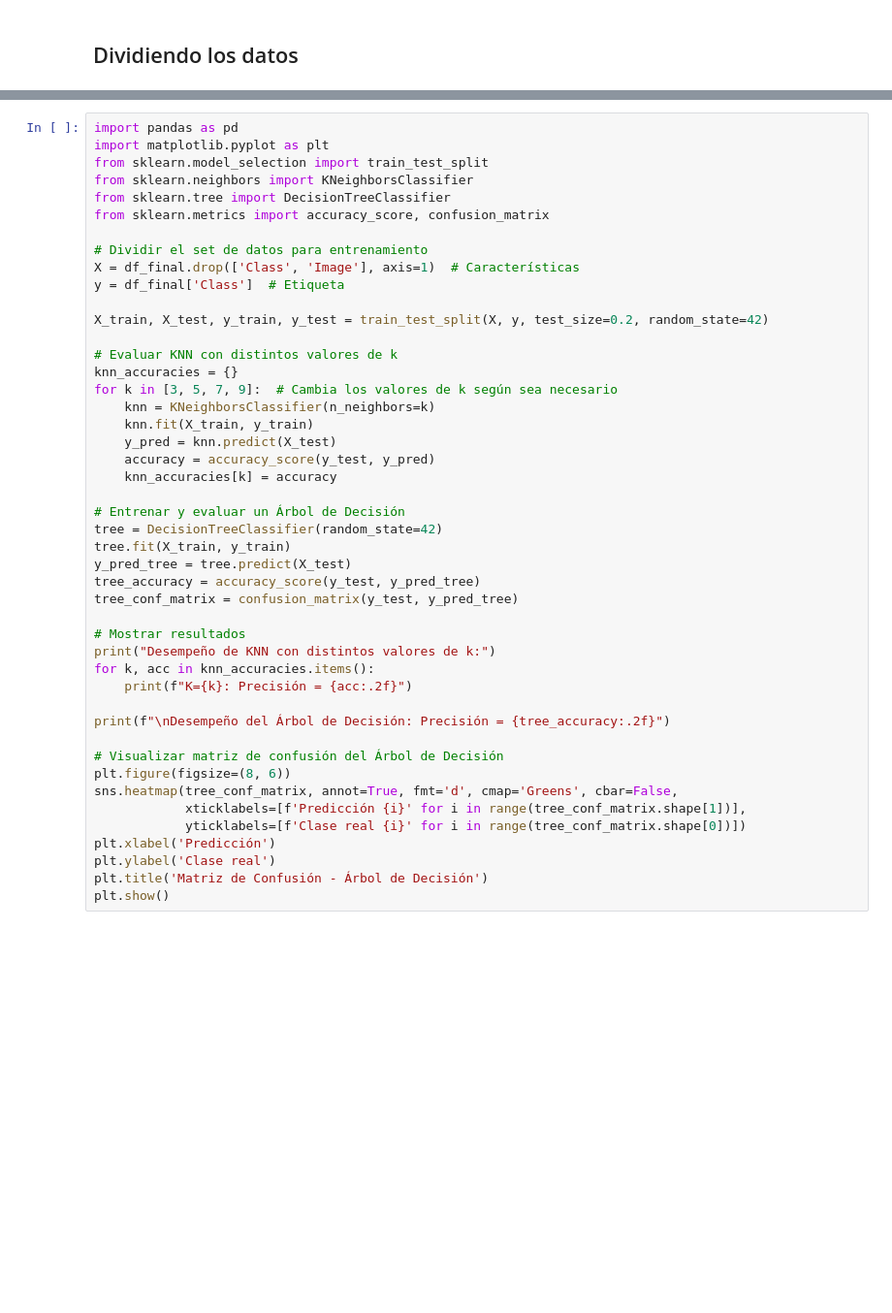
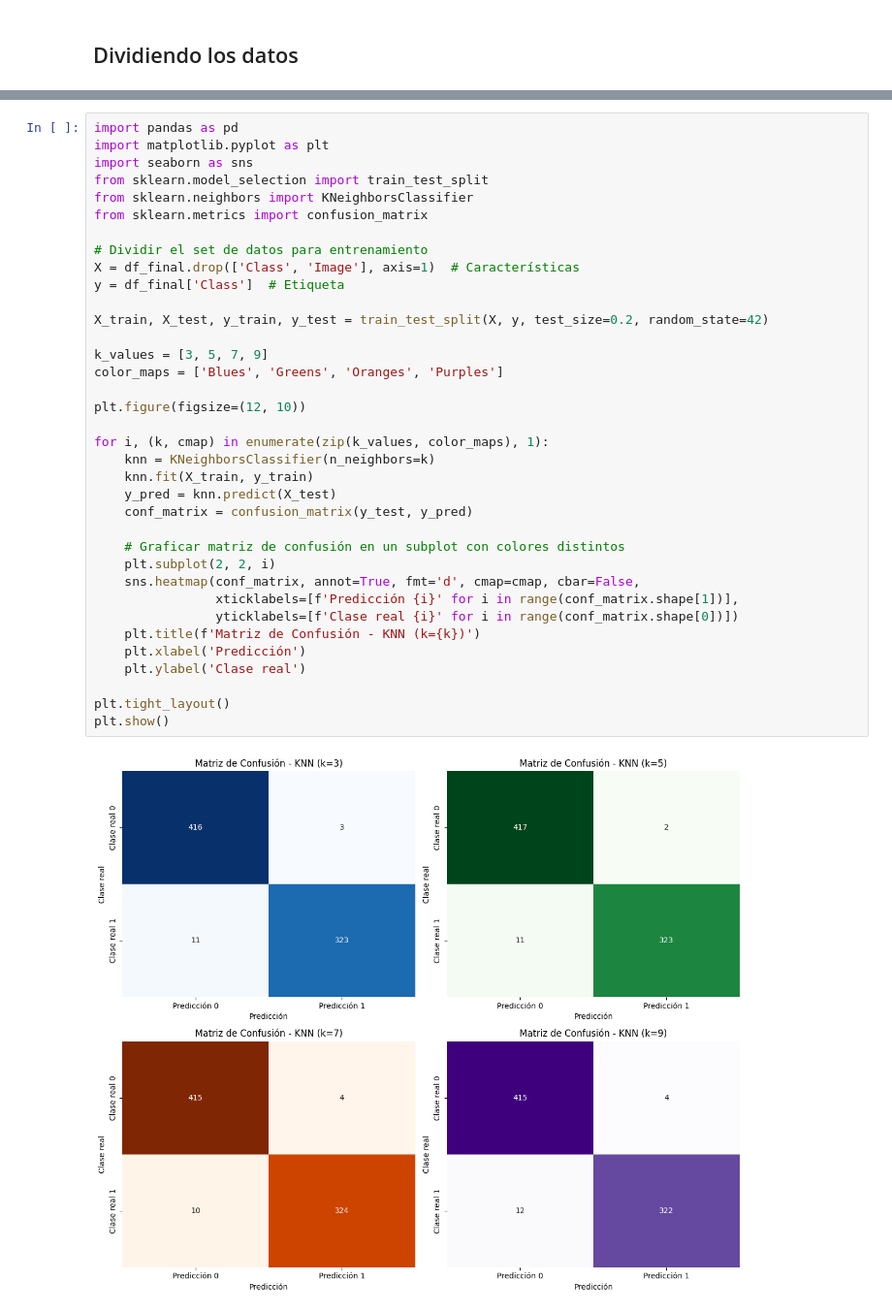
Before and after one commit to andreww44/MachineLearningBrainTumor, a Jupyter notebook: set2MachineLearning.ipynb, the cells around one changed output, grey strips where cells are left out. Shown: that part at 97% size. Cells and saved outputs as stored; diff of their text form; blank space fills up the shorter version.

```diff
--- a/set2MachineLearning.ipynb
+++ b/set2MachineLearning.ipynb
@@ -287,46 +243,38 @@ weighted avg       0.98      0.98      0.98       753
 # %%
 import pandas as pd
 import matplotlib.pyplot as plt
+import seaborn as sns
 from sklearn.model_selection import train_test_split
 from sklearn.neighbors import KNeighborsClassifier
-from sklearn.tree import DecisionTreeClassifier
-from sklearn.metrics import accuracy_score, confusion_matrix
+from sklearn.metrics import confusion_matrix
 
 # Dividir el set de datos para entrenamiento
 X = df_final.drop(['Class', 'Image'], axis=1)  # Características
 y = df_final['Class']  # Etiqueta
 
 X_train, X_test, y_train, y_test = train_test_split(X, y, test_size=0.2, random_state=42)
 
-# Evaluar KNN con distintos valores de k
-knn_accuracies = {}
-for k in [3, 5, 7, 9]:  # Cambia los valores de k según sea necesario
+k_values = [3, 5, 7, 9]
+color_maps = ['Blues', 'Greens', 'Oranges', 'Purples']
+
+plt.figure(figsize=(12, 10))
+
+for i, (k, cmap) in enumerate(zip(k_values, color_maps), 1):
     knn = KNeighborsClassifier(n_neighbors=k)
     knn.fit(X_train, y_train)
     y_pred = knn.predict(X_test)
-    accuracy = accuracy_score(y_test, y_pred)
-    knn_accuracies[k] = accuracy
+    conf_matrix = confusion_matrix(y_test, y_pred)
 
-# Entrenar y evaluar un Árbol de Decisión
-tree = DecisionTreeClassifier(random_state=42)
-tree.fit(X_train, y_train)
-y_pred_tree = tree.predict(X_test)
-tree_accuracy = accuracy_score(y_test, y_pred_tree)
-tree_conf_matrix = confusion_matrix(y_test, y_pred_tree)
+    # Graficar matriz de confusión en un subplot con colores distintos
+    plt.subplot(2, 2, i)
+    sns.heatmap(conf_matrix, annot=True, fmt='d', cmap=cmap, cbar=False,
+                xticklabels=[f'Predicción {i}' for i in range(conf_matrix.shape[1])],
+                yticklabels=[f'Clase real {i}' for i in range(conf_matrix.shape[0])])
+    plt.title(f'Matriz de Confusión - KNN (k={k})')
+    plt.xlabel('Predicción')
+    plt.ylabel('Clase real')
 
-# Mostrar resultados
-print("Desempeño de KNN con distintos valores de k:")
-for k, acc in knn_accuracies.items():
-    print(f"K={k}: Precisión = {acc:.2f}")
-
-print(f"\nDesempeño del Árbol de Decisión: Precisión = {tree_accuracy:.2f}")
-
-# Visualizar matriz de confusión del Árbol de Decisión
-plt.figure(figsize=(8, 6))
-sns.heatmap(tree_conf_matrix, annot=True, fmt='d', cmap='Greens', cbar=False,
-            xticklabels=[f'Predicción {i}' for i in range(tree_conf_matrix.shape[1])],
-            yticklabels=[f'Clase real {i}' for i in range(tree_conf_matrix.shape[0])])
-plt.xlabel('Predicción')
-plt.ylabel('Clase real')
-plt.title('Matriz de Confusión - Árbol de Decisión')
+plt.tight_layout()
 plt.show()
+# %% [output]
+[figure, added]
```
Also changed, not shown: parts of 3 cells of this notebook.
